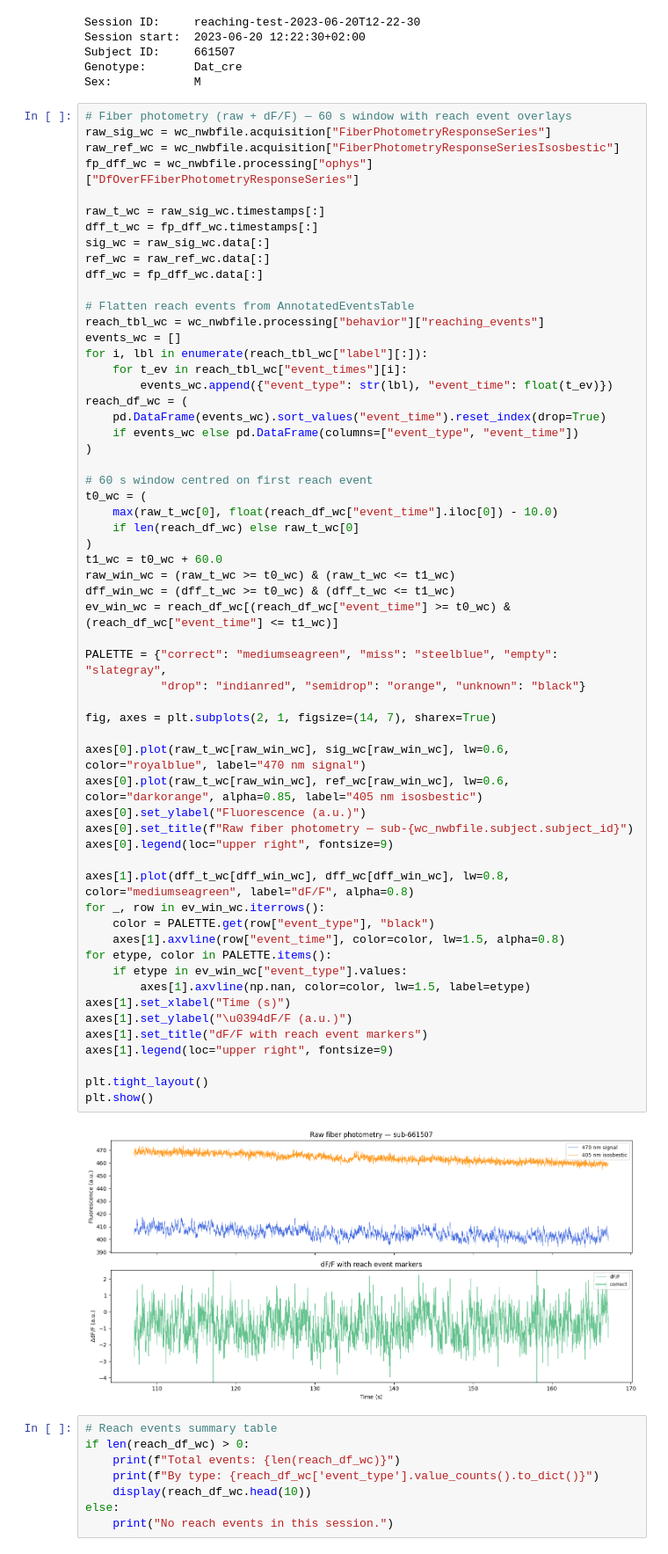
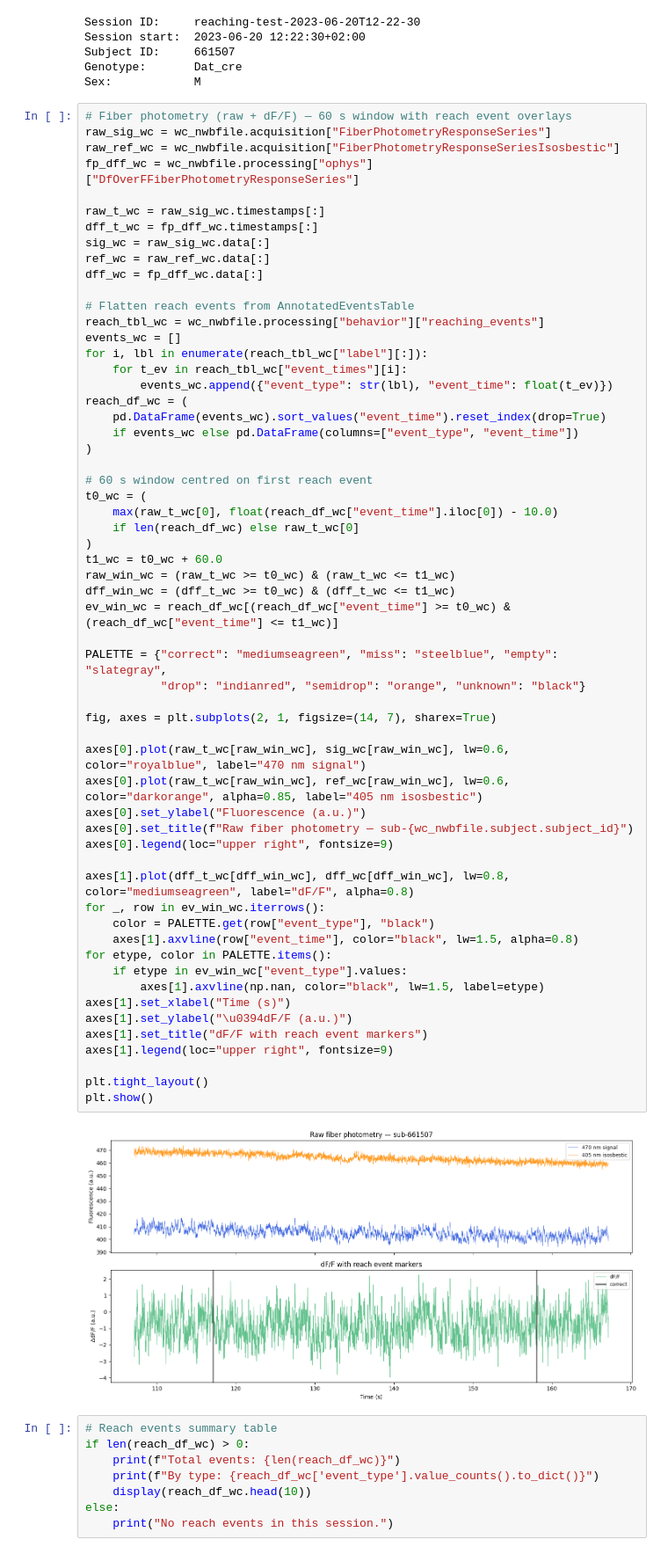
Before and after one commit to catalystneuro/meletis-lab-to-nwb, a Jupyter notebook: src/meletis_lab_to_nwb/tutorials/midway_meeting_dandi_demo.ipynb, the cells around one changed output. Shown at 88% size. Saved outputs shown, nothing was run; the diff lists cells and outputs as text.

```diff
--- a/src/meletis_lab_to_nwb/tutorials/midway_meeting_dandi_demo.ipynb
+++ b/src/meletis_lab_to_nwb/tutorials/midway_meeting_dandi_demo.ipynb
@@ -454,36 +454,36 @@ t0_wc = (
 )
 t1_wc = t0_wc + 60.0
 raw_win_wc = (raw_t_wc >= t0_wc) & (raw_t_wc <= t1_wc)
 dff_win_wc = (dff_t_wc >= t0_wc) & (dff_t_wc <= t1_wc)
 ev_win_wc = reach_df_wc[(reach_df_wc["event_time"] >= t0_wc) & (reach_df_wc["event_time"] <= t1_wc)]
 
 PALETTE = {"correct": "mediumseagreen", "miss": "steelblue", "empty": "slategray",
            "drop": "indianred", "semidrop": "orange", "unknown": "black"}
 
 fig, axes = plt.subplots(2, 1, figsize=(14, 7), sharex=True)
 
 axes[0].plot(raw_t_wc[raw_win_wc], sig_wc[raw_win_wc], lw=0.6, color="royalblue", label="470 nm signal")
 axes[0].plot(raw_t_wc[raw_win_wc], ref_wc[raw_win_wc], lw=0.6, color="darkorange", alpha=0.85, label="405 nm isosbestic")
 axes[0].set_ylabel("Fluorescence (a.u.)")
 axes[0].set_title(f"Raw fiber photometry — sub-{wc_nwbfile.subject.subject_id}")
 axes[0].legend(loc="upper right", fontsize=9)
 
 axes[1].plot(dff_t_wc[dff_win_wc], dff_wc[dff_win_wc], lw=0.8, color="mediumseagreen", label="dF/F", alpha=0.8)
 for _, row in ev_win_wc.iterrows():
     color = PALETTE.get(row["event_type"], "black")
-    axes[1].axvline(row["event_time"], color=color, lw=1.5, alpha=0.8)
+    axes[1].axvline(row["event_time"], color="black", lw=1.5, alpha=0.8)
 for etype, color in PALETTE.items():
     if etype in ev_win_wc["event_type"].values:
-        axes[1].axvline(np.nan, color=color, lw=1.5, label=etype)
+        axes[1].axvline(np.nan, color="black", lw=1.5, label=etype)
 axes[1].set_xlabel("Time (s)")
 axes[1].set_ylabel("\u0394dF/F (a.u.)")
 axes[1].set_title("dF/F with reach event markers")
 axes[1].legend(loc="upper right", fontsize=9)
 
 plt.tight_layout()
 plt.show()
 # %% [output]
-[figure, old version]
+[figure, new version]
 # %%
 # Reach events summary table
 if len(reach_df_wc) > 0:
```
Also changed, not shown: parts of 8 cells of this notebook.
